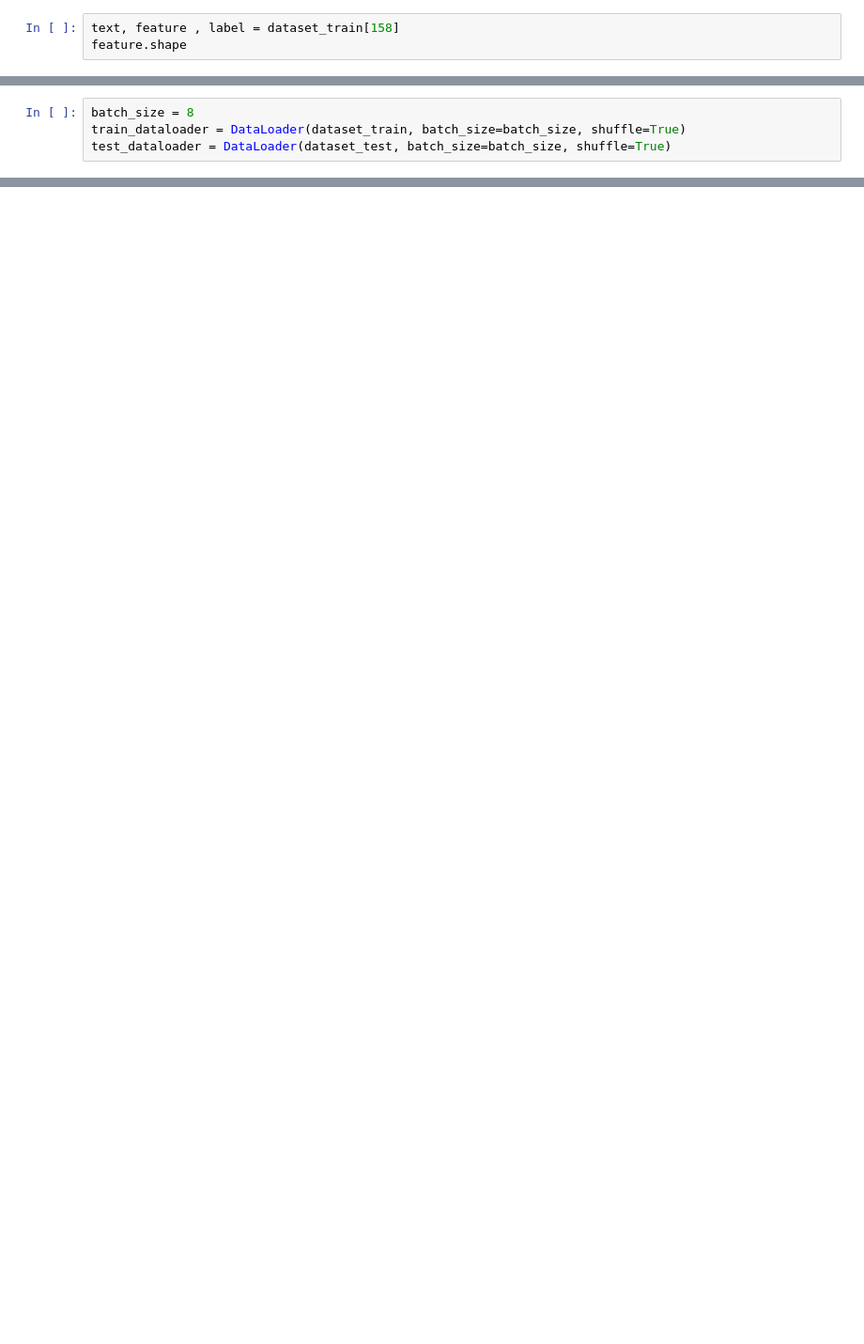
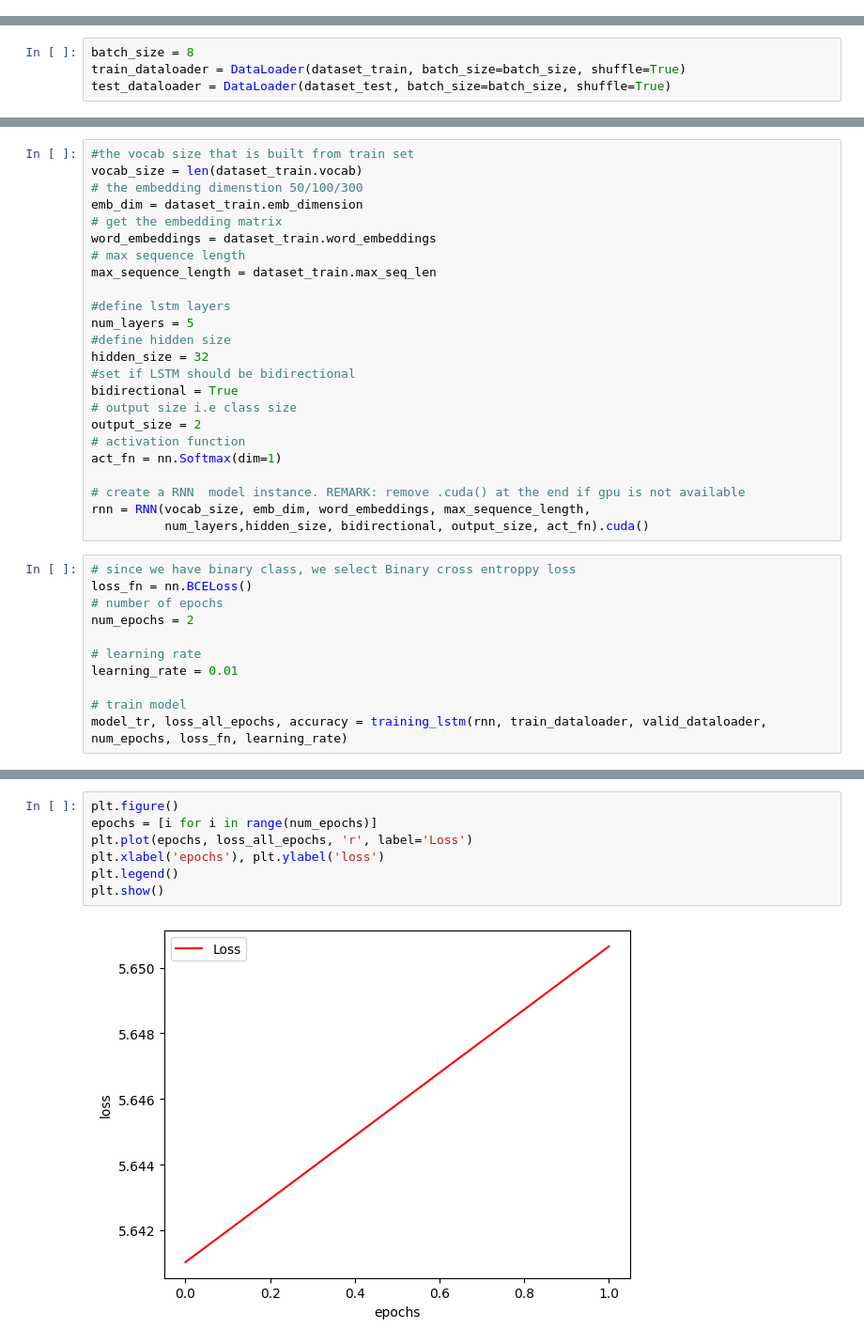
Before and after one commit to Rowan1224/Hate-Speech, a Jupyter notebook: Pipeline.ipynb, the cells around one changed output, grey strips where cells are left out. Shown at 94% size. Cells and saved outputs as stored; diff of their text form; blank space fills up the shorter version.

Commit message:
lstm added

```diff
--- a/Pipeline.ipynb
+++ b/Pipeline.ipynb
@@ -82,6 +177,3 @@ dataset_test = TwitterDataset('dataset','test','tf-idf')
 len(dataset_train)
 # %% [output]
 31962
-# %%
-text, feature , label = dataset_train[158]
-feature.shape
@@ -131,0 +367,35 @@ RuntimeError: expected scalar type Float but found Double
+# %%
+#the vocab size that is built from train set
+vocab_size = len(dataset_train.vocab)
+# the embedding dimenstion 50/100/300
+emb_dim = dataset_train.emb_dimension
+# get the embedding matrix
+word_embeddings = dataset_train.word_embeddings
+# max sequence length
+max_sequence_length = dataset_train.max_seq_len
+
+#define lstm layers
+num_layers = 5
+#define hidden size
+hidden_size = 32
+#set if LSTM should be bidirectional
+bidirectional = True
+# output size i.e class size
+output_size = 2
+# activation function
+act_fn = nn.Softmax(dim=1)
+
+# create a RNN  model instance. REMARK: remove .cuda() at the end if gpu is not available
+rnn = RNN(vocab_size, emb_dim, word_embeddings, max_sequence_length,
+          num_layers,hidden_size, bidirectional, output_size, act_fn).cuda()
+# %%
+# since we have binary class, we select Binary cross entroppy loss
+loss_fn = nn.BCELoss()
+# number of epochs
+num_epochs = 2
+
+# learning rate
+learning_rate = 0.01
+
+# train model
+model_tr, loss_all_epochs, accuracy = training_lstm(rnn, train_dataloader, valid_dataloader, num_epochs, loss_fn, learning_rate)
@@ -131,0 +407,9 @@ RuntimeError: expected scalar type Float but found Double
+# %%
+plt.figure()
+epochs = [i for i in range(num_epochs)]
+plt.plot(epochs, loss_all_epochs, 'r', label='Loss')
+plt.xlabel('epochs'), plt.ylabel('loss')
+plt.legend()
+plt.show()
+# %% [output]
+[figure, added]
```
Also changed, not shown: parts of 19 cells of this notebook, 1 other file.
